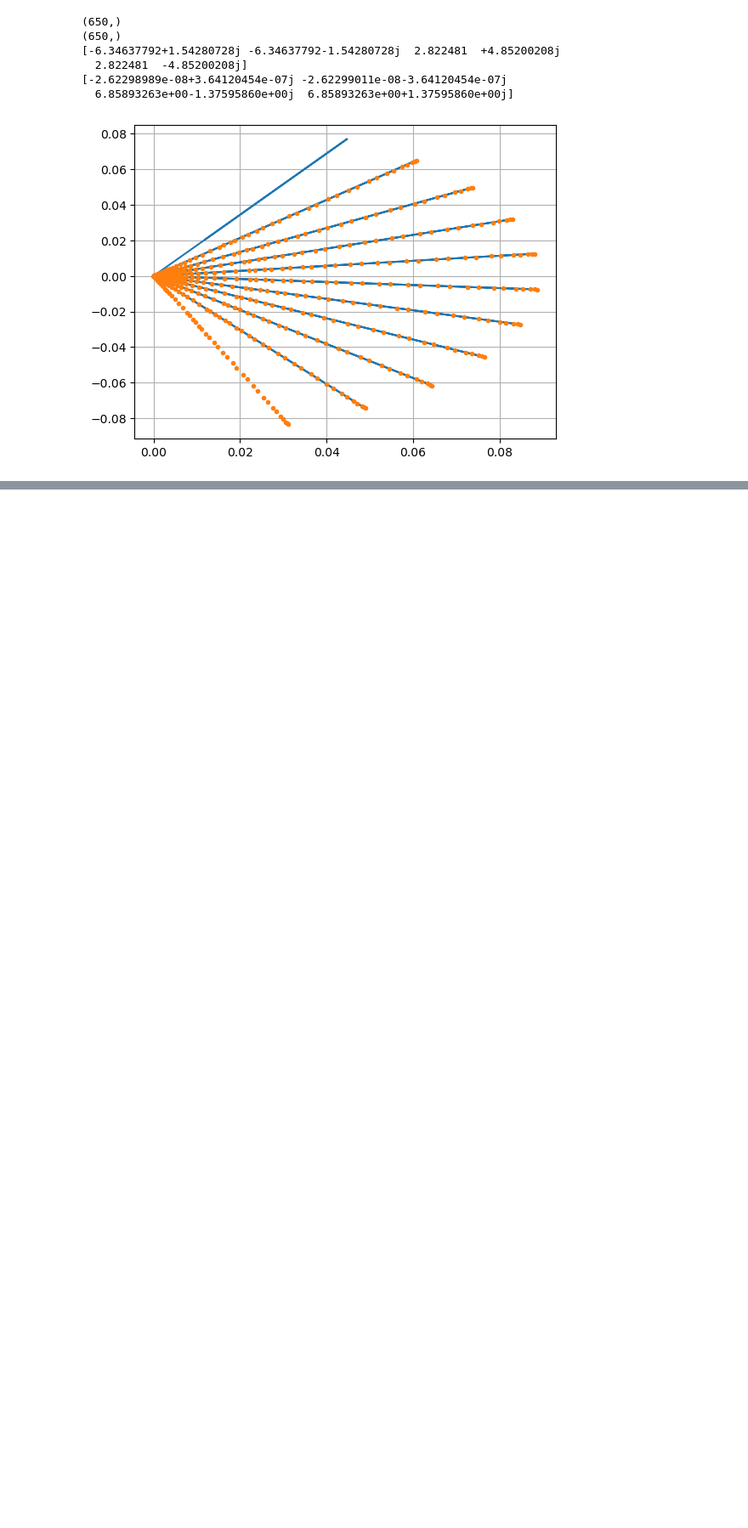
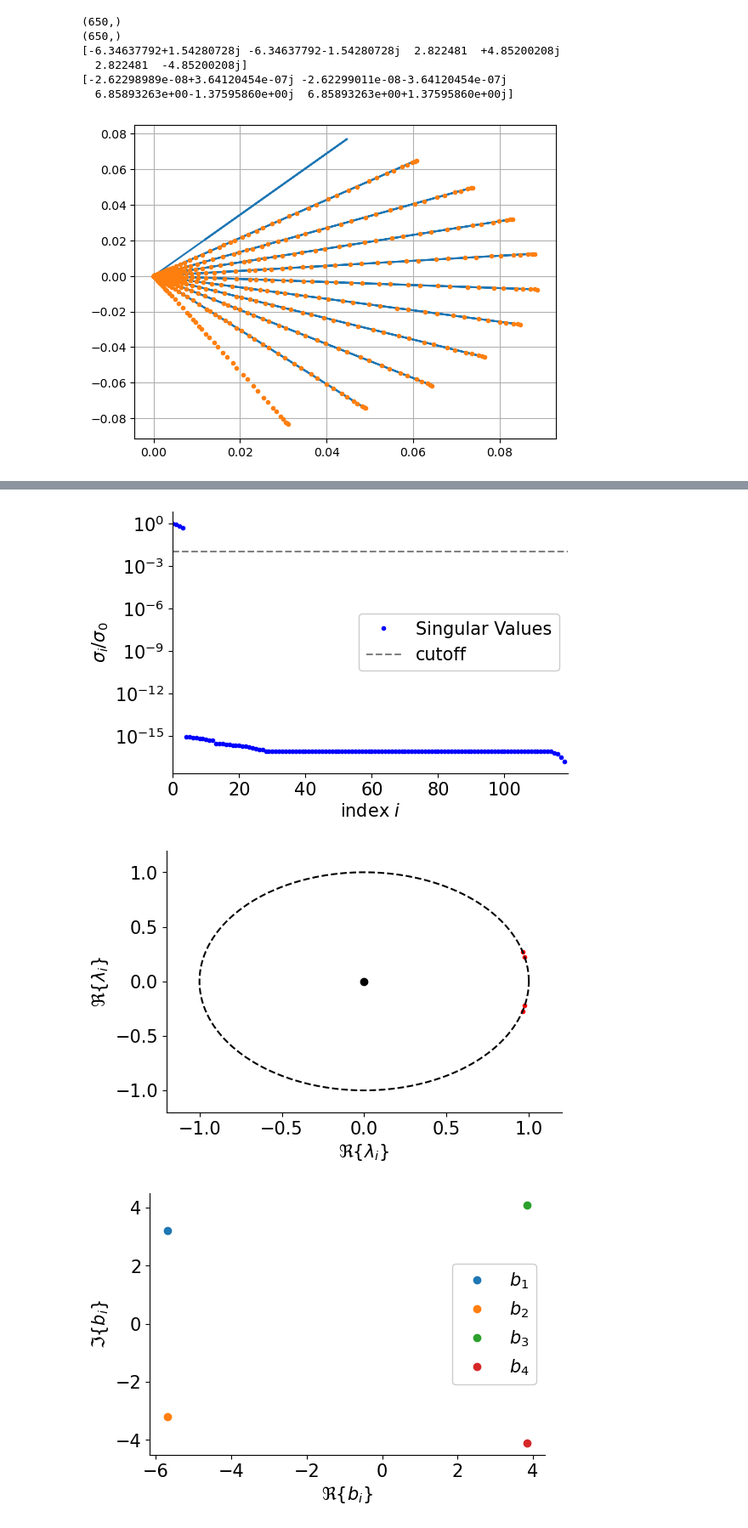
Before and after one commit to juanpulgarin/DMD_project, a Jupyter notebook: Running_Script.ipynb, the cells around one changed output, grey strips where cells are left out. Shown at 85% size. Cells and saved outputs as stored; diff of their text form; code cells hidden in the pictures; blank space fills up the shorter version.

```diff
--- a/Running_Script.ipynb
+++ b/Running_Script.ipynb
@@ -644,0 +655,9 @@ NameError: name 'lead_eigs' is not defined
+# %%
+plotting.plot_singular_values(Singular_values,10**(-2))
+plotting.plot_eigenvalues(Eigvals)
+plotting.plot_amplitudes_b(amplitudes_costum)
+plotting.plot_modes_vs_grid(modes_average,0,np.array([[-5,5],[-0.1,0.1]]),x,ky=None,dimension=1)
+# %% [output]
+[figure, added]
+[figure, added]
+[figure, added]
```
Also changed, not shown: parts of 4 cells of this notebook, 2 other files.
